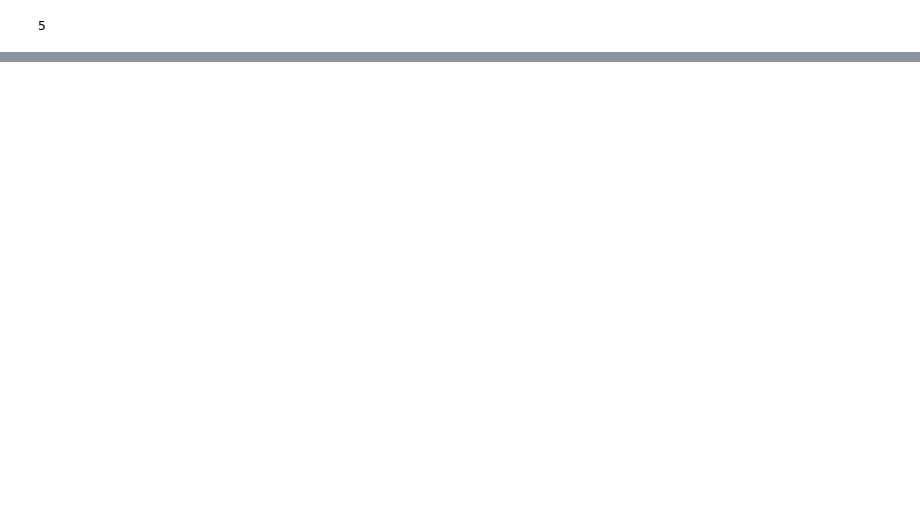
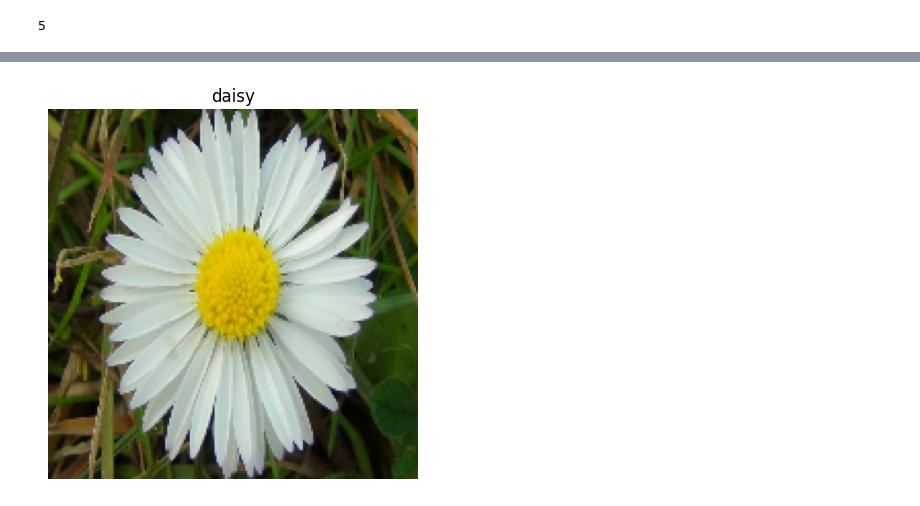
Before and after one commit to engm89/Deep_Learning_Projects, a Jupyter notebook: Flower_Classification/main.ipynb, the cells around one changed output, grey strips where cells are left out. Drawn from its saved outputs; the diff is of its cells as text; code cells hidden in the pictures; blank space fills up the shorter version.

```diff
--- a/Flower_Classification/main.ipynb
+++ b/Flower_Classification/main.ipynb
@@ -135,0 +192,3 @@ ValueError: Input 0 of layer "conv2d_3" is incompatible with the layer: expected
+# %%
+predict_img('./Daisy-flower.jpg')
+# %% [output]
@@ -135,0 +196 @@ ValueError: Input 0 of layer "conv2d_3" is incompatible with the layer: expected
+[figure, added]
```
Also changed, not shown: parts of 11 cells of this notebook, 7 other files.
